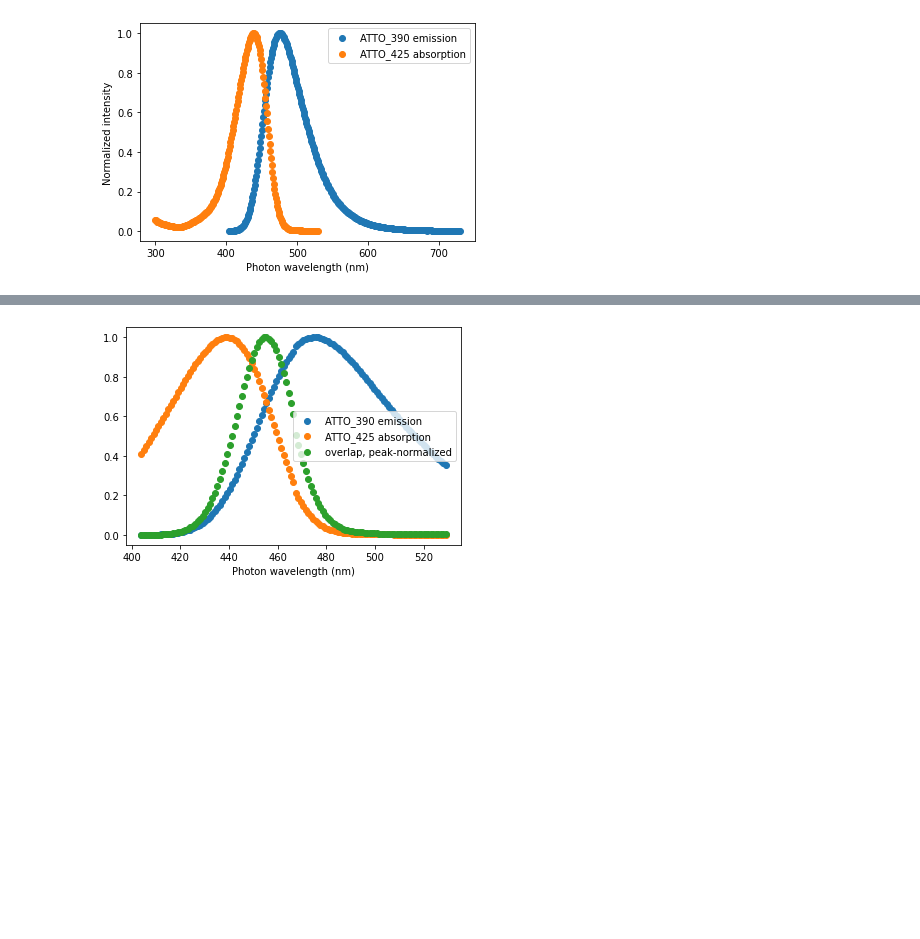
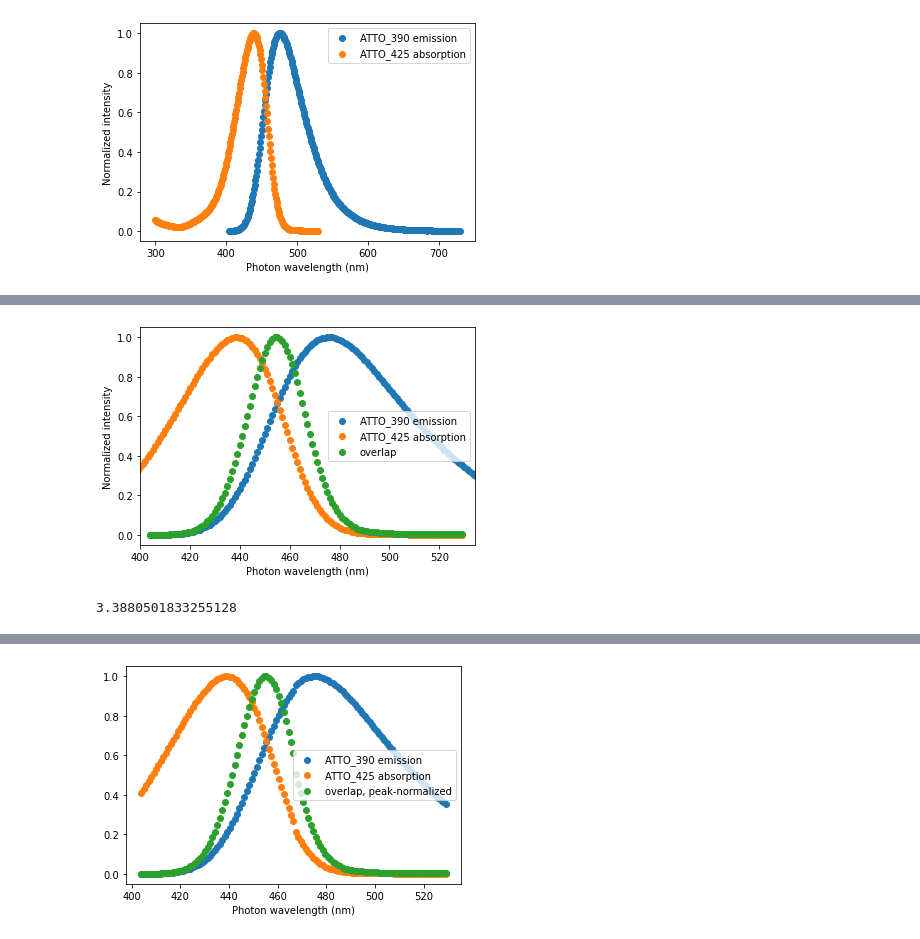
Before and after one commit to nbeaver/ws2-diamond-fret-calculation, a Jupyter notebook: FRET_estimation_known_dyes.ipynb, the cells around one changed output, grey strips where cells are left out. Cells and saved outputs as stored; diff of their text form; code cells hidden in the pictures; blank space fills up the shorter version.

```diff
--- a/FRET_estimation_known_dyes.ipynb
+++ b/FRET_estimation_known_dyes.ipynb
@@ -116,0 +213,11 @@ plt.ylabel("Normalized intensity");
+# %%
+plt.clf()
+plt.scatter(ATTO_390_emission_nm, ATTO_390_emission_intensity, label="ATTO_390 emission")
+plt.scatter(ATTO_425_absorption_nm, ATTO_425_absorption_intensity, label="ATTO_425 absorption")
+plt.scatter(lambda_J_donor, J_donor/J_donor.max(), label="overlap")
+plt.xlabel("Photon wavelength (nm)")
+plt.xlim([.99*lambda_J_donor.min(),1.01*lambda_J_donor.max()])
+plt.legend();
+plt.ylabel("Normalized intensity");
+# %% [output]
+[figure, added]
@@ -116,0 +263,5 @@ plt.ylabel("Normalized intensity");
+# %%
+J_acceptor_sum = J_acceptor.sum()
+print(J_acceptor_sum)
+# %% [output]
+3.3880501833255128
```
Also changed, not shown: parts of 25 cells of this notebook.
